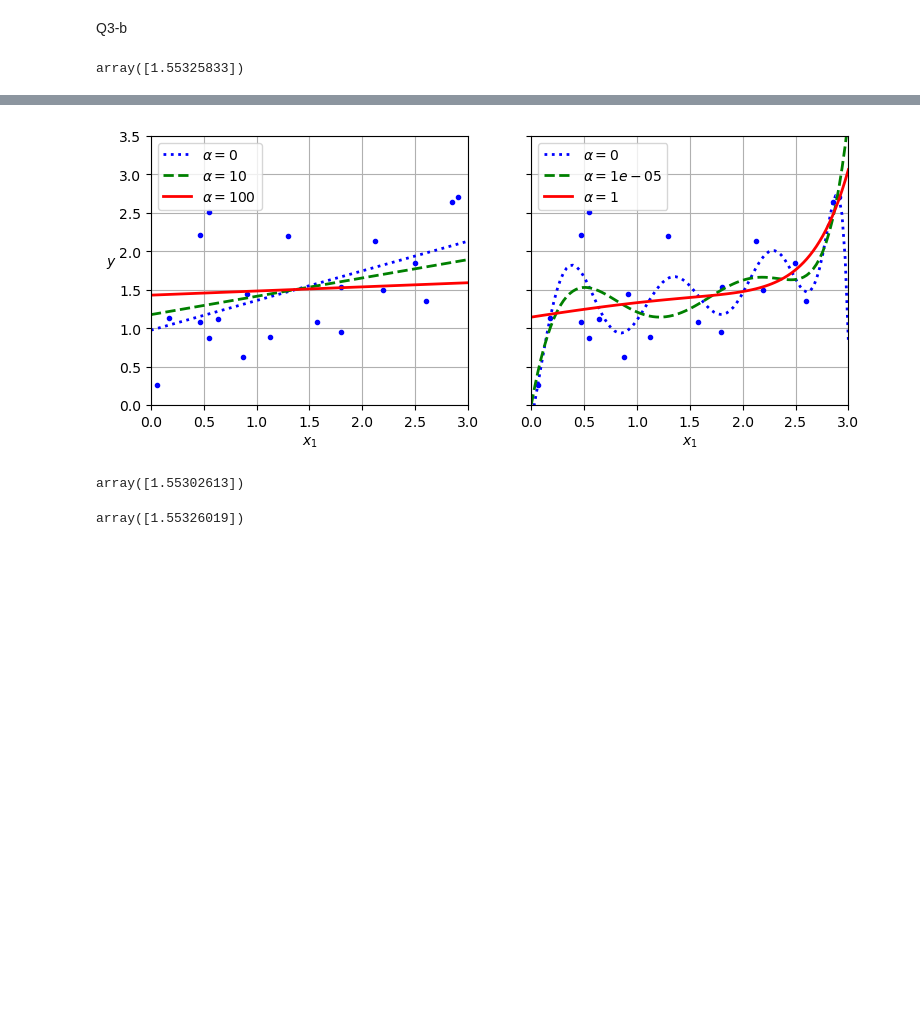
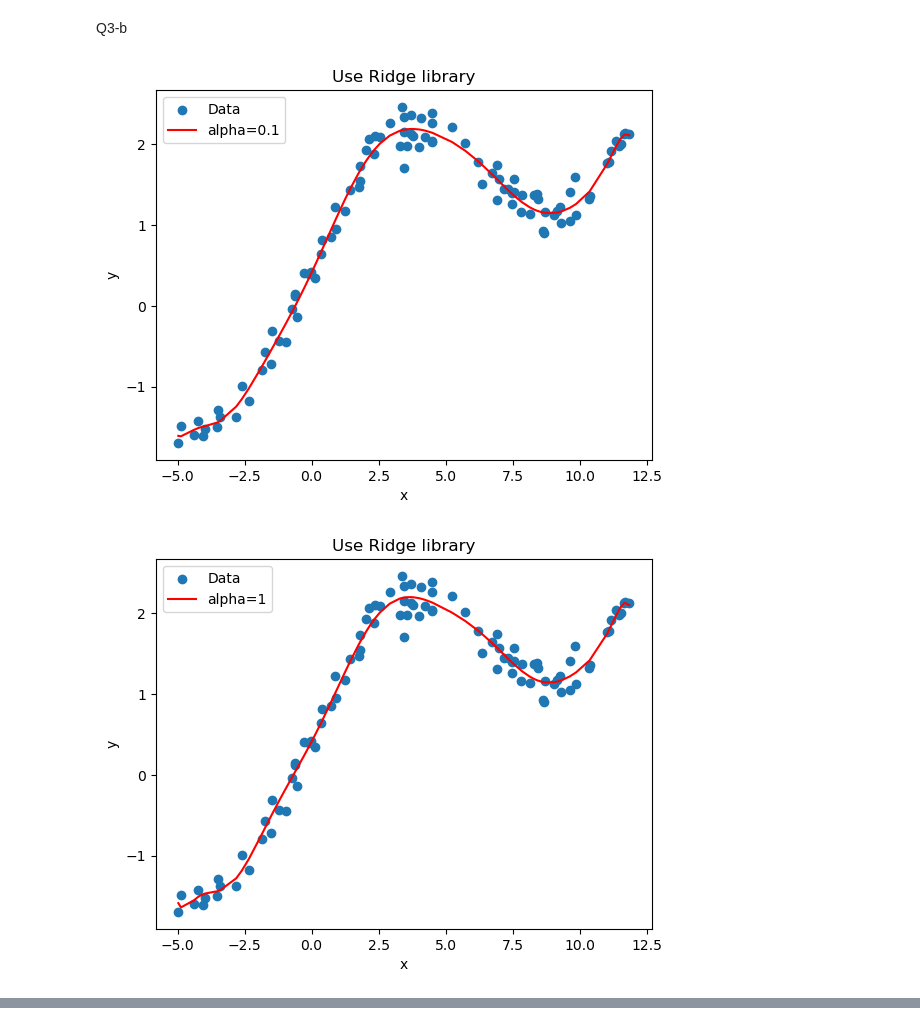
Before and after one commit to jjyyhub/EWHA, a Jupyter notebook: MLclass/hw1.ipynb, the cells around one changed output, grey strips where cells are left out. Cells and saved outputs as stored; diff of their text form; code cells hidden in the pictures; blank space fills up the shorter version.

```diff
--- a/MLclass/hw1.ipynb
+++ b/MLclass/hw1.ipynb
@@ -198,8 +200,25 @@ Q3-b
 # %%
 from sklearn.linear_model import Ridge
 
-ridge_reg = Ridge(alpha=0.1, solver="cholesky")
-ridge_reg.fit(X, y)
-ridge_reg.predict([[1.5]])
+mse = []
+alphas = [0.1, 1, 10, 100]
+
+X = X.reshape(-1,1)
+for a in alphas:
+    model = make_pipeline(PolynomialFeatures(degree=14, include_bias=False),
+        Ridge(alpha=a, solver="cholesky"))
+    model.fit(X, y)
+    yhat = model.predict(X)
+    mse.append(mean_squared_error(y,yhat))
+
+    plt.figure()
+    plt.title("Use Ridge library")
+    plt.scatter(X, y, label="Data")
+    plt.plot(X[idx], yhat[idx], color="red", label=f"alpha={a}")
+    plt.xlabel("x")
+    plt.ylabel("y")
+    plt.legend()
+    plt.show()
 # %% [output]
-array([1.55325833])
+[figure, added]
+[figure, added]
@@ -206,50 +226,0 @@ array([1.55325833])
-# %%
-# extra code – this cell generates and saves Figure 4–17
-
-def plot_model(model_class, polynomial, alphas, **model_kwargs):
-    plt.plot(X, y, "b.", linewidth=3)
-    for alpha, style in zip(alphas, ("b:", "g--", "r-")):
-        if alpha > 0:
-            model = model_class(alpha, **model_kwargs)
-        else:
-            model = LinearRegression()
-        if polynomial:
-            model = make_pipeline(
-                PolynomialFeatures(degree=10, include_bias=False),
-                StandardScaler(),
-                model)
-        model.fit(X, y)
-        y_new_regul = model.predict(X_new)
-        plt.plot(X_new, y_new_regul, style, linewidth=2,
-                 label=fr"$\alpha = {alpha}$")
-    plt.legend(loc="upper left")
-    plt.xlabel("$x_1$")
-    plt.axis([0, 3, 0, 3.5])
-    plt.grid()
-
-plt.figure(figsize=(9, 3.5))
-plt.subplot(121)
-plot_model(Ridge, polynomial=False, alphas=(0, 10, 100), random_state=42)
-plt.ylabel("$y$  ", rotation=0)
-plt.subplot(122)
-plot_model(Ridge, polynomial=True, alphas=(0, 10**-5, 1), random_state=42)
-plt.gca().axes.yaxis.set_ticklabels([])
-#save_fig("ridge_regression_plot")
-plt.show()
-# %% [output]
-[figure, removed]
-# %%
-sgd_reg = SGDRegressor(penalty="l2", alpha=0.1 / m, tol=None,
-                       max_iter=1000, eta0=0.01, random_state=42)
-sgd_reg.fit(X, y.ravel())  # y.ravel() because fit() expects 1D targets
-sgd_reg.predict([[1.5]])
-# %% [output]
-array([1.55302613])
-# %%
-# extra code – show that we get roughly the same solution as earlier when
-#              we use Stochastic Average GD (solver="sag")
-ridge_reg = Ridge(alpha=0.1, solver="sag", random_state=42)
-ridge_reg.fit(X, y)
-ridge_reg.predict([[1.5]])
-# %% [output]
-array([1.55326019])
```
Also changed, not shown: parts of 4 cells of this notebook.
